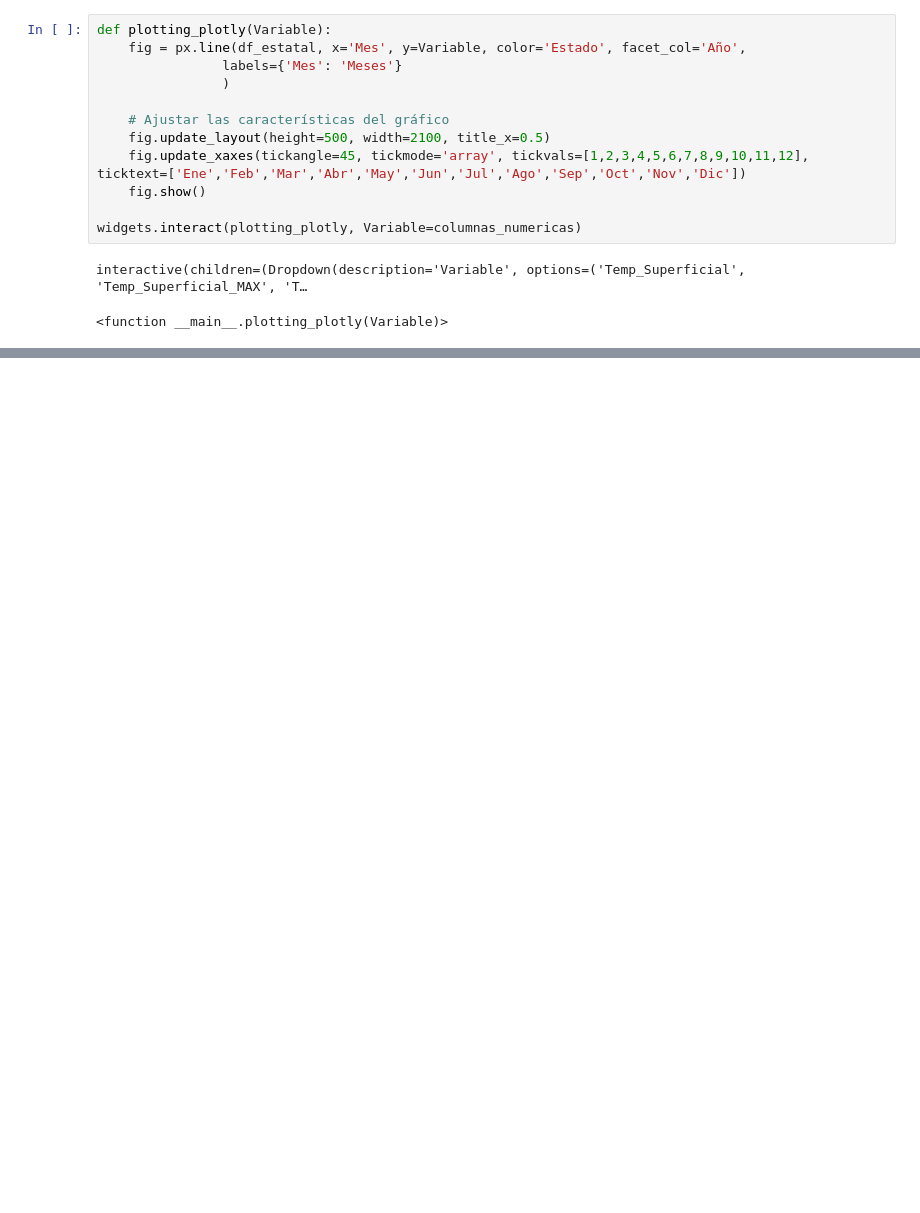
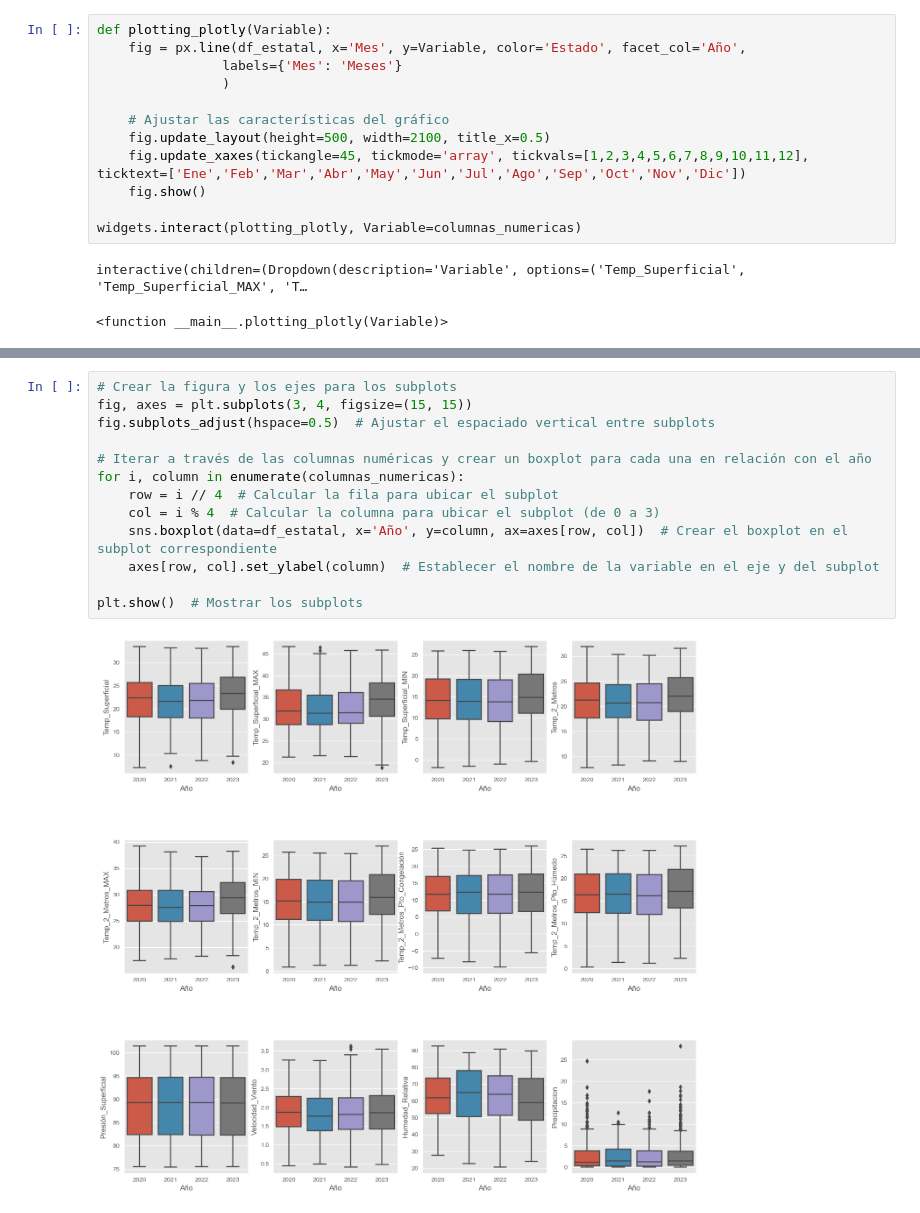
Before and after one commit to ProyectosMCD/RedBAMX, a Jupyter notebook: EDA/EDA_Datos Climaticos_Municipio_NASA-API.ipynb, the cells around one changed output, grey strips where cells are left out. Cells and saved outputs as stored; diff of their text form; blank space fills up the shorter version.

```diff
--- a/EDA/EDA_Datos Climaticos_Municipio_NASA-API.ipynb
+++ b/EDA/EDA_Datos Climaticos_Municipio_NASA-API.ipynb
@@ -169,0 +138,15 @@ df_estatal
+# %%
+# Crear la figura y los ejes para los subplots
+fig, axes = plt.subplots(3, 4, figsize=(15, 15))
+fig.subplots_adjust(hspace=0.5)  # Ajustar el espaciado vertical entre subplots
+
+# Iterar a través de las columnas numéricas y crear un boxplot para cada una en relación con el año
+for i, column in enumerate(columnas_numericas):
+    row = i // 4  # Calcular la fila para ubicar el subplot
+    col = i % 4  # Calcular la columna para ubicar el subplot (de 0 a 3)
+    sns.boxplot(data=df_estatal, x='Año', y=column, ax=axes[row, col])  # Crear el boxplot en el subplot correspondiente
+    axes[row, col].set_ylabel(column)  # Establecer el nombre de la variable en el eje y del subplot
+
+plt.show()  # Mostrar los subplots
+# %% [output]
+[figure, added]
```
Also changed, not shown: parts of 17 cells of this notebook.
